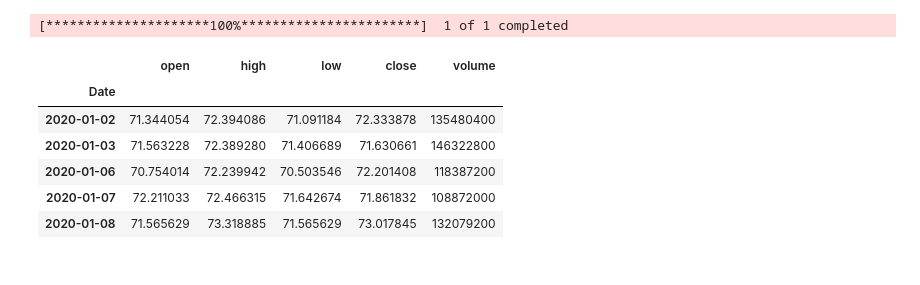
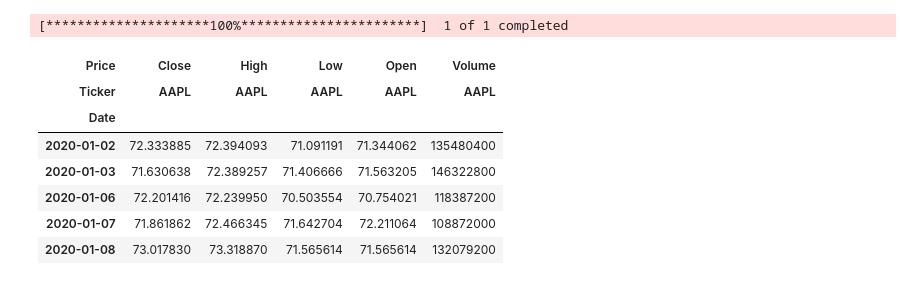
Before and after one commit to perumalpranav/Quant, a Jupyter notebook: playground.ipynb, the cells around one changed output. Saved outputs shown, nothing was run; the diff lists cells and outputs as text; code cells hidden in the pictures.

```diff
--- a/playground.ipynb
+++ b/playground.ipynb
@@ -14,18 +15,17 @@ import mplfinance as mpf
 # %%
 symbol = 'AAPL'
 start_date = '2020-01-01'
-end_date = '2023-12-31'
+end_date = '2023-01-01'
 
-data = yf.download(symbol, start=start_date, end=end_date)[['Open', 'High', 'Low', 'Close', 'Volume']]
-data.dropna(inplace=True)
-data.columns = ['open', 'high', 'low', 'close', 'volume']
+data = yf.download(symbol, start=start_date, end=end_date)
 data.head()
 # %% [output]
 [*********************100%***********************]  1 of 1 completed
-|  | open | high | low | close | volume |
+| Price | Close | High | Low | Open | Volume |
+| Ticker | AAPL | AAPL | AAPL | AAPL | AAPL |
 | Date |  |  |  |  |  |
-| 2020-01-02 | 71.344054 | 72.394086 | 71.091184 | 72.333878 | 135480400 |
-| 2020-01-03 | 71.563228 | 72.389280 | 71.406689 | 71.630661 | 146322800 |
-| 2020-01-06 | 70.754014 | 72.239942 | 70.503546 | 72.201408 | 118387200 |
-| 2020-01-07 | 72.211033 | 72.466315 | 71.642674 | 71.861832 | 108872000 |
-| 2020-01-08 | 71.565629 | 73.318885 | 71.565629 | 73.017845 | 132079200 |
+| 2020-01-02 | 72.333885 | 72.394093 | 71.091191 | 71.344062 | 135480400 |
+| 2020-01-03 | 71.630638 | 72.389257 | 71.406666 | 71.563205 | 146322800 |
+| 2020-01-06 | 72.201416 | 72.239950 | 70.503554 | 70.754021 | 118387200 |
+| 2020-01-07 | 71.861862 | 72.466345 | 71.642704 | 72.211064 | 108872000 |
+| 2020-01-08 | 73.017830 | 73.318870 | 71.565614 | 71.565614 | 132079200 |
```
Also changed, not shown: parts of 2 cells of this notebook.
